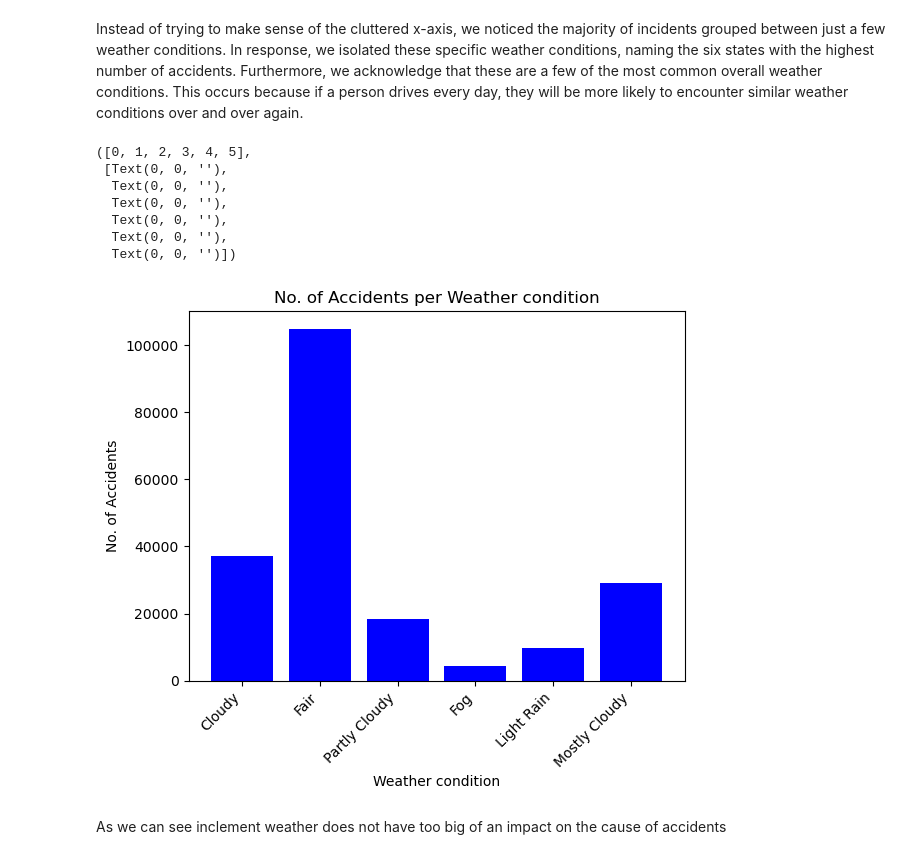
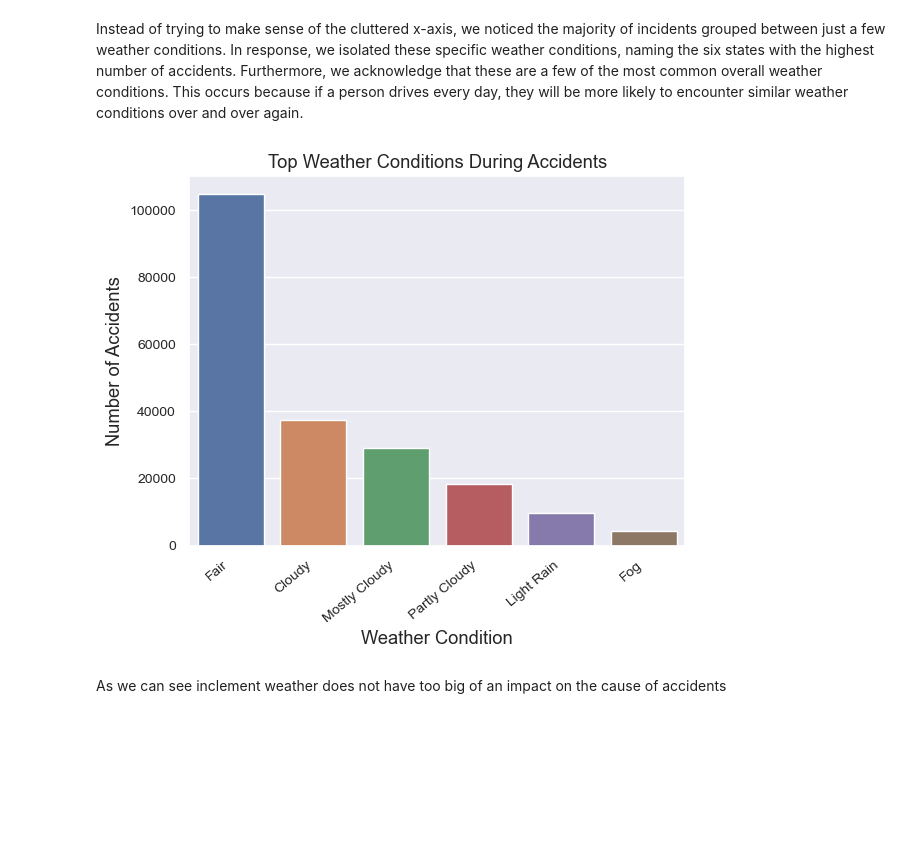
Before and after one commit to Anubis-vc/Anubis-vc.github.io, a Jupyter notebook: FinalProject.ipynb, the cells around one changed output. Drawn from its saved outputs; the diff is of its cells as text; code cells hidden in the pictures; blank space fills up the shorter version.

```diff
--- a/FinalProject.ipynb
+++ b/FinalProject.ipynb
@@ -280,22 +281,22 @@ Text(0.5, 1.0, 'No. of Accidents per Weather condition')
 # %% [markdown]
 Instead of trying to make sense of the cluttered x-axis, we noticed the majority of incidents grouped between just a few weather conditions. In response, we isolated these specific weather conditions, naming the six states with the highest number of accidents. Furthermore, we acknowledge that these are a few of the most common overall weather conditions. This occurs because if a person drives every day, they will be more likely to encounter similar weather conditions over and over again.
-# %%
-# Copied directly from updatedCount variable
-updatedCount = {"Cloudy":37293, "Fair":104828, "Partly Cloudy":18402, "Fog":4321, "Light Rain":9825, "Mostly Cloudy":29139}
-plt.bar(list(updatedCount.keys()),list(updatedCount.values()), color  = "blue")
-plt.xlabel("Weather condition")
-plt.ylabel("No. of Accidents")
-plt.title("No. of Accidents per Weather condition")
-plt.xticks(rotation=45, ha='right', fontsize = 10)
-# %% [output]
-([0, 1, 2, 3, 4, 5],
- [Text(0, 0, ''),
-  Text(0, 0, ''),
-  Text(0, 0, ''),
-  Text(0, 0, ''),
-  Text(0, 0, ''),
-  Text(0, 0, '')])
-[figure, removed]
+# %%
+count = {}
+for x in range(219585):
+    count[df.iat[x,12]] = count.get(df.iat[x,12],0)+1
+# Copied directly from count variable, showing largest categories
+updatedCount = {"Cloudy":37293, "Fair":104828, "Partly Cloudy":18402,
+                "Fog":4321, "Light Rain":9825, "Mostly Cloudy":29139}
+
+topsix = pd.DataFrame(list(updatedCount.items()), columns=['Weather', 'Count'])
+topsix = topsix.sort_values('Count', ascending=False)
+six_bar = sns.barplot(x= 'Weather', y= 'Count', data= topsix)
+six_bar.set_xticklabels(six_bar.get_xticklabels(), rotation=40, ha="right")
+six_bar.set_title("Top Weather Conditions During Accidents")
+six_bar.set(xlabel= 'Weather Condition', ylabel= "Number of Accidents")
+six_bar.tick_params(axis='both', which='major', labelsize=10)
+# %% [output]
+[figure, added]
 # %% [markdown]
 As we can see inclement weather does not have too big of an impact on the cause of accidents
 # %% [markdown]
```
Also changed, not shown: parts of 15 cells of this notebook.
